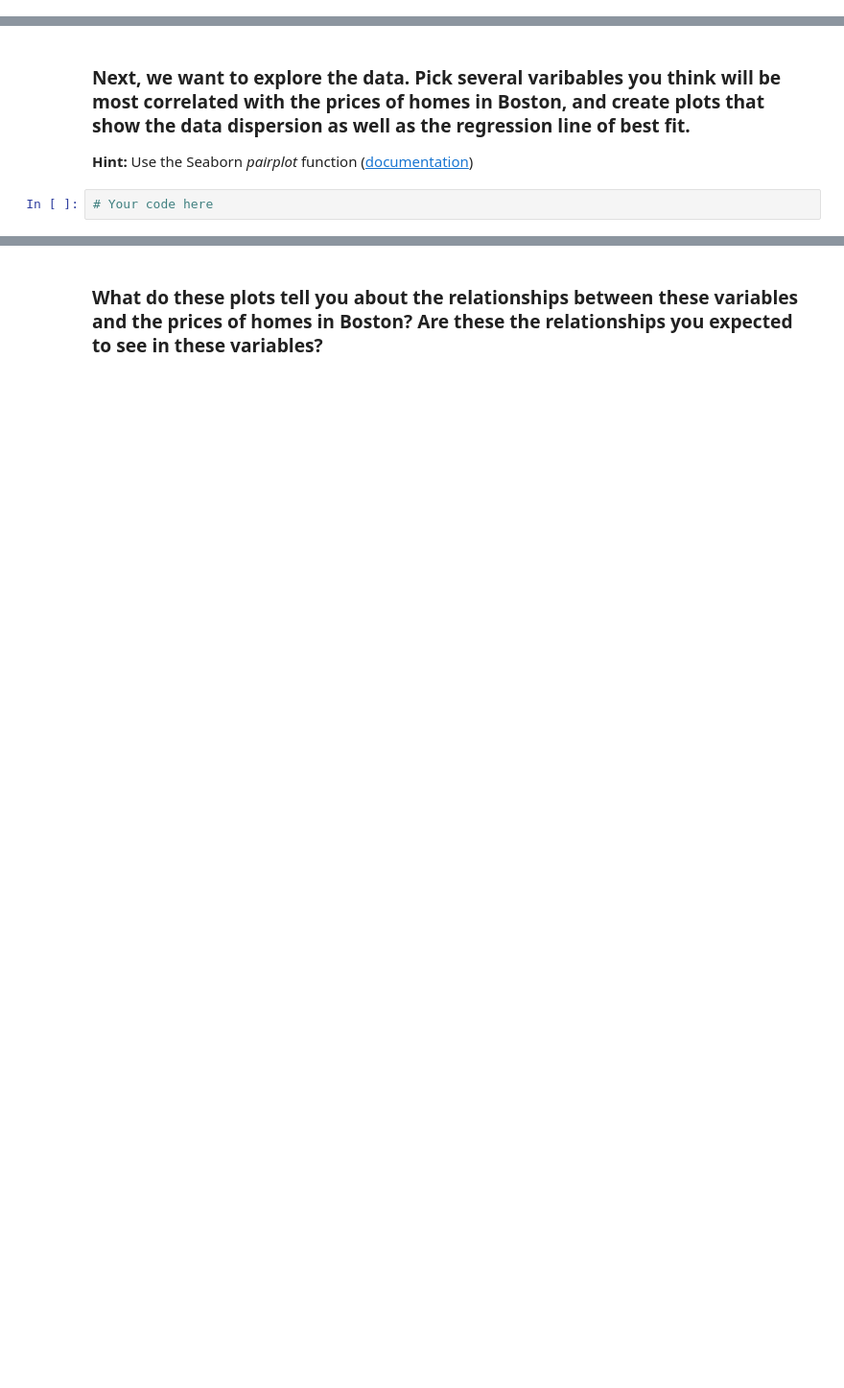
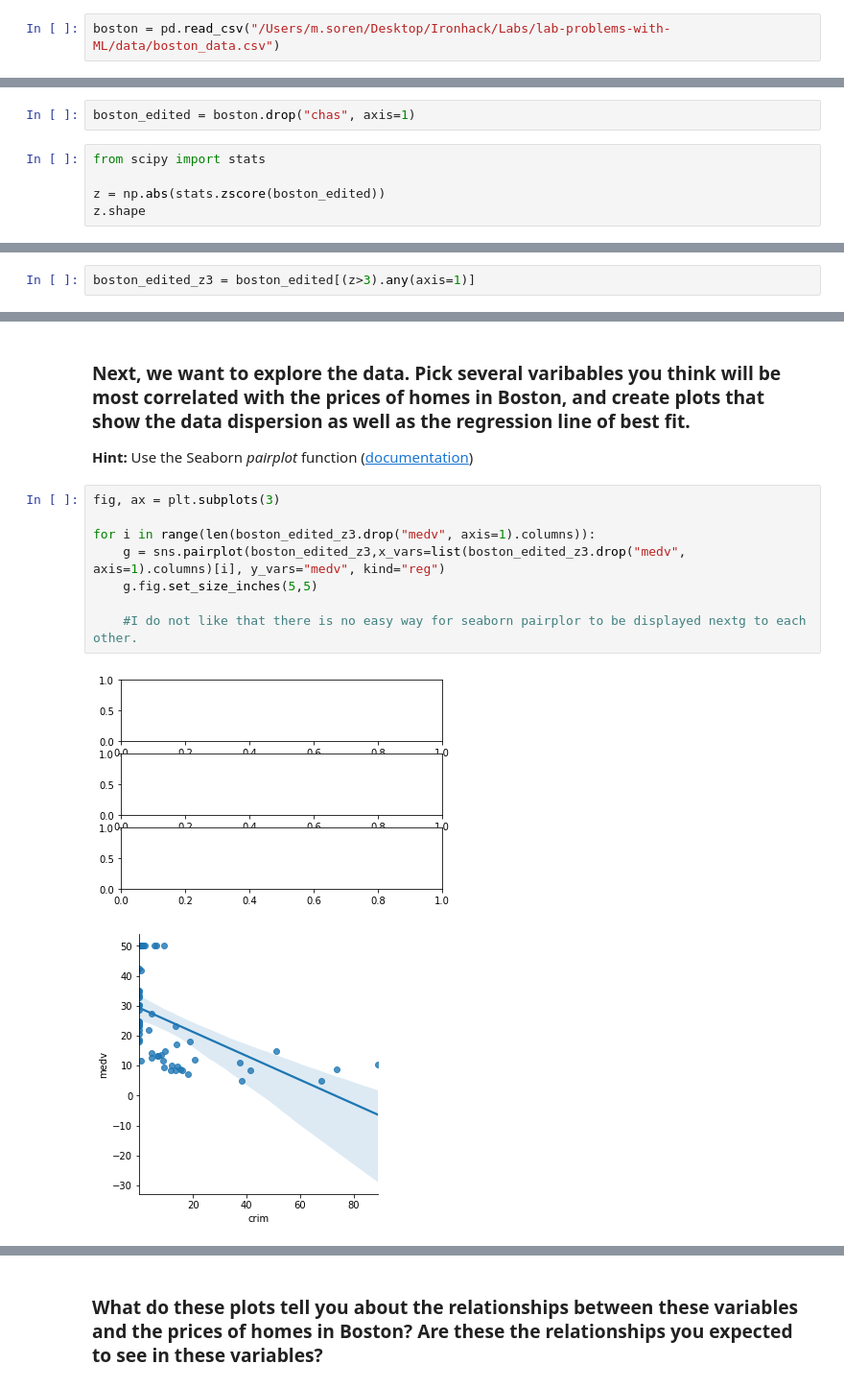
Before and after one commit to ta-data-remote/lab-problems-with-ML, a Jupyter notebook: your-code/lab_boston_housing.ipynb, the cells around one changed output, grey strips where cells are left out. Shown at 96% size. Drawn from its saved outputs; the diff is of its cells as text; blank space fills up the shorter version.

```diff
--- a/your-code/lab_boston_housing.ipynb
+++ b/your-code/lab_boston_housing.ipynb
@@ -29,0 +48,2 @@ import matplotlib.pyplot as plt
+# %%
+boston = pd.read_csv("/Users/m.soren/Desktop/Ironhack/Labs/lab-problems-with-ML/data/boston_data.csv")
@@ -29,0 +107,7 @@ import matplotlib.pyplot as plt
+# %%
+boston_edited = boston.drop("chas", axis=1)
+# %%
+from scipy import stats
+
+z = np.abs(stats.zscore(boston_edited))
+z.shape
@@ -29,0 +116,2 @@ import matplotlib.pyplot as plt
+# %%
+boston_edited_z3 = boston_edited[(z>3).any(axis=1)]
@@ -30,5 +122,14 @@ import matplotlib.pyplot as plt
 # %% [markdown]
 ### Next, we want to explore the data. Pick several varibables you think will be most correlated with the prices of homes in Boston, and create plots that show the data dispersion as well as the regression line of best fit.
 **Hint:** Use the Seaborn *pairplot* function ([documentation](https://seaborn.pydata.org/generated/seaborn.pairplot.html))
-# %%
-# Your code here
+# %%
+fig, ax = plt.subplots(3)
+
+for i in range(len(boston_edited_z3.drop("medv", axis=1).columns)):
+    g = sns.pairplot(boston_edited_z3,x_vars=list(boston_edited_z3.drop("medv", axis=1).columns)[i], y_vars="medv", kind="reg")
+    g.fig.set_size_inches(5,5)
+
+    #I do not like that there is no easy way for seaborn pairplor to be displayed nextg to each other.
+# %% [output]
+[figure, added]
+[figure, added]
```
Also changed, not shown: parts of 37 cells of this notebook, 1 other file.
